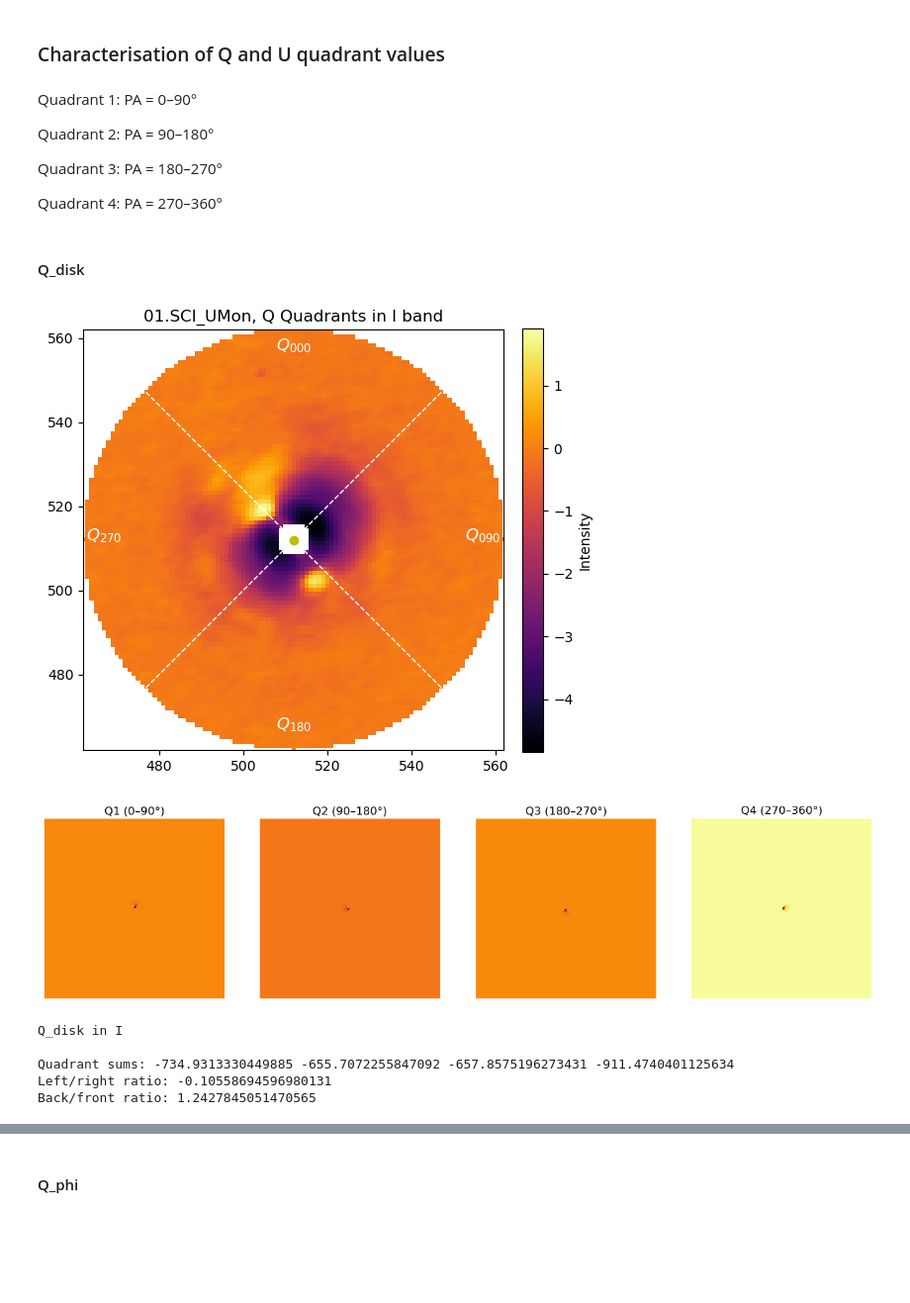
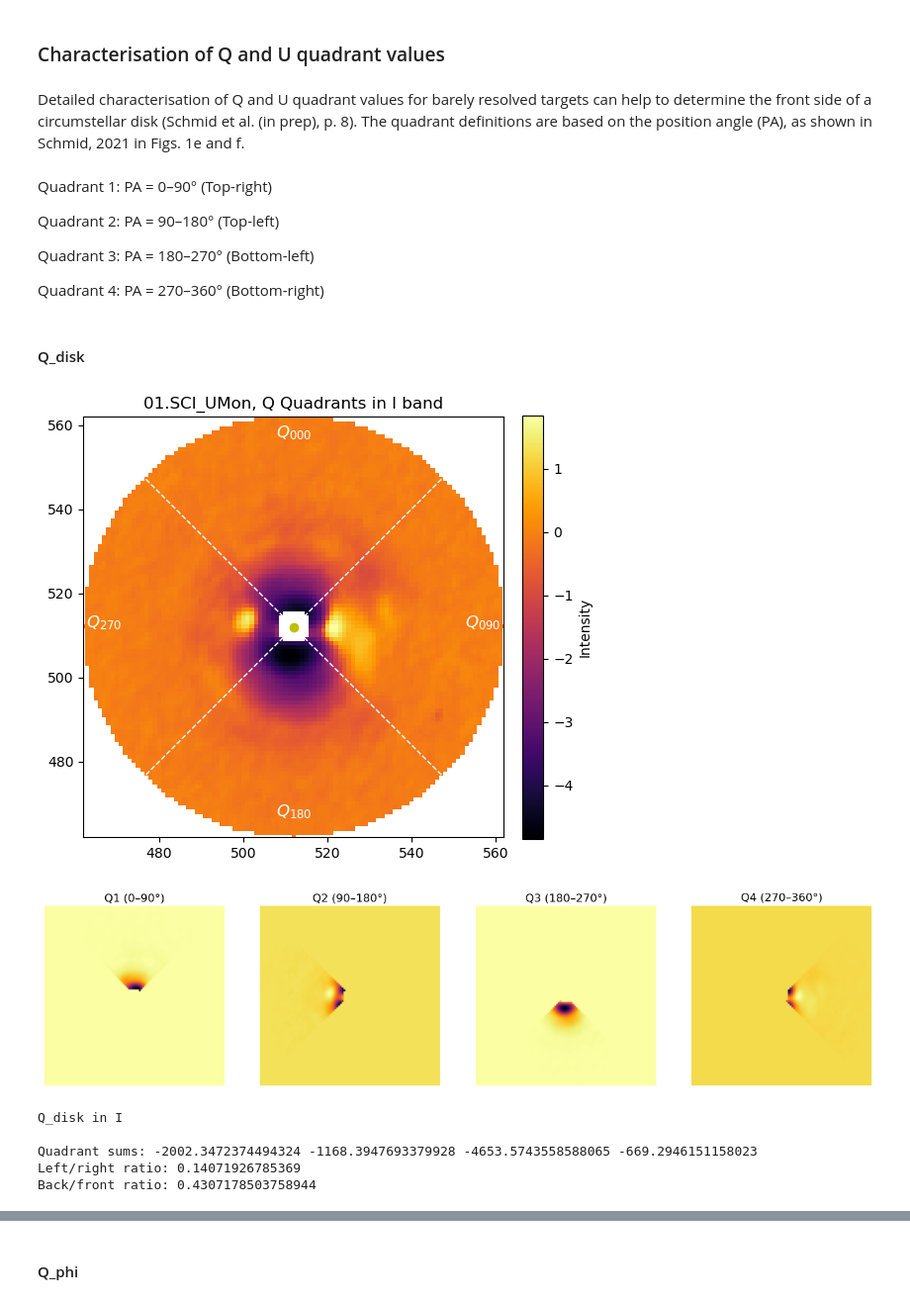
Before and after one commit to aksitadeo/spherediskanalysis, a Jupyter notebook: codes/main/st11.5_Both_HMS_Checks.ipynb, the cells around one changed output, grey strips where cells are left out. Shown at 99% size. Cells and saved outputs as stored; diff of their text form; code cells hidden in the pictures; blank space fills up the shorter version.

Commit message:
Aksita's changes

```diff
--- a/codes/main/st11.5_Both_HMS_Checks.ipynb
+++ b/codes/main/st11.5_Both_HMS_Checks.ipynb
@@ -93,24 +93,24 @@ incl_pa=disk_incl_pa[star]
 
 # number of bands
 # fittypes=['1','2']
-fittypes = ['1']
+# fittypes = ['1']
 
 # bands
-# band=['V','I']
-band=['H']
+band=['V','I']
+# band=['H']
 
 # camera
-# camera='ZIMPOL'
-camera='IRDIS'
+camera='ZIMPOL'
+# camera='IRDIS'
 
 # pixelscale
-# ps=3.6        # ZIMPOL
-ps = 12.27      # IRDIS
+ps=3.6        # ZIMPOL
+# ps = 12.27      # IRDIS
 
 # base directory
 dirdat0 = '/Users/aksitadeo/PycharmProjects/PythonProject/SPHERE_data/'+star+'/'
 # directory where data is stored
-dirdat = '/Users/aksitadeo/PycharmProjects/PythonProject/SPHERE_data/'+star+'/Unres+PSFcorr/'+camera+'/'
+dirdat = '/Users/aksitadeo/PycharmProjects/PythonProject/SPHERE_data/'+star+'/Unres+PSFcorr/'
 # directory where outputs are stored
 figfolder=dirdat0+'HMS_checks/'
 create_dir(figfolder)
@@ -158,7 +187,7 @@ UnboundLocalError: cannot access local variable 'fit' where it is not associated
 # %%
 if band[0] == 'H':
     omega_h = 144-90
-    q_phi_h = rotatetodisk(dirdat, omega_h, band='H', stokes='Q_phi',lim=30)
+    q_phi_h = rotatetodisk(dirdat+'IRDIS/', omega_h, band='H', stokes='Q_phi',lim=30)
 # %% [output]
 [figure]
 # %%
@@ -206,8 +257,8 @@ def transformtodisk(dir, angle, stokes = 'Q', band = 'I', lim = 110, verbose = T
 
     return rotated_stokes
 # %%
-q_i = transformtodisk(dirdat, omega_i, band='I', stokes='Q',lim=80)
-q_v = transformtodisk(dirdat, omega_v, band='V', stokes='Q',lim=80)
-u_i = transformtodisk(dirdat, omega_i, band='I', stokes='U',lim=80)
-u_v = transformtodisk(dirdat, omega_v, band='V', stokes='U',lim=80)
+q_i = transformtodisk(dirdat+'ZIMPOL/', omega_i, band='I', stokes='Q',lim=80)
+q_v = transformtodisk(dirdat+'ZIMPOL/', omega_v, band='V', stokes='Q',lim=80)
+u_i = transformtodisk(dirdat+'ZIMPOL/', omega_i, band='I', stokes='U',lim=80)
+u_v = transformtodisk(dirdat+'ZIMPOL/', omega_v, band='V', stokes='U',lim=80)
 # %% [output]
@@ -218,5 +269,5 @@ u_v = transformtodisk(dirdat, omega_v, band='V', stokes='U',lim=80)
 # %%
 if band[0] == 'H':
-    q_h = transformtodisk(dirdat, omega_h, band='H', stokes='Q',lim=30)
-    u_h = transformtodisk(dirdat, omega_h, band='H', stokes='U',lim=30)
+    q_h = transformtodisk(dirdat+'IRDIS/', omega_h, band='H', stokes='Q',lim=30)
+    u_h = transformtodisk(dirdat+'IRDIS/', omega_h, band='H', stokes='U',lim=30)
 # %% [output]
@@ -273,10 +331,12 @@ plt.colorbar()
 # %% [markdown]
 ### Characterisation of Q and U quadrant values
+# %% [markdown]
+Detailed characterisation of Q and U quadrant values for barely resolved targets can help to determine the front side of a circumstellar disk (Schmid et al. (in prep), p. 8). The quadrant definitions are based on the position angle (PA), as shown in Schmid, 2021 in Figs. 1e and f.
 # %% [markdown]
-Quadrant 1: PA = 0–90°
+Quadrant 1: PA = 0–90° (Top-right)
 
-Quadrant 2: PA = 90–180°
+Quadrant 2: PA = 90–180° (Top-left)
 
-Quadrant 3: PA = 180–270°
+Quadrant 3: PA = 180–270° (Bottom-left)
 
-Quadrant 4: PA = 270–360°
+Quadrant 4: PA = 270–360° (Bottom-right)
@@ -394,27 +473,24 @@ def QPHIquadrant_polarisation(Qphi, center=None, r_in=0, r_out=None, show_masks=
             "Q000_abs":Q1_abs, "Q090_abs":Q2_abs, "Q180_abs":Q3_abs, "Q270_abs":Q4_abs}
 # %%
 # Load + Quadrant Q_phi
-q_i_results = QPHIquadrant_polarisation(q_i, center=(512,512),  r_in=4, r_out=50, stokes='Q')
+q_i_results = Q_quadrant_polarisation(q_i, center=(512,512),  r_in=4, r_out=50, stokes='Q')
 
 q_i_dQ_NS  = q_i_results["Q000_norm"] / q_i_results["Q180_norm"]
 q_i_dQ_EW  = q_i_results["Q090_norm"] / q_i_results["Q270_norm"]
 
 print("Q_disk in I")
 print(" ")
 print("Quadrant sums:", q_i_results["Q000"], q_i_results["Q090"], q_i_results["Q180"], q_i_results["Q270"])
 print("Left/right ratio:", q_i_results["ratios"]["090/270"])
 print("Back/front ratio:", q_i_results["ratios"]["000/180"])
 print(" ")
-# print("Normalised quadrant sums:", q_i_results["Q000_norm"], q_i_results["Q090_norm"], q_i_results["Q180_norm"], q_i_results["Q270_norm"])
-# print("Normalised North/South ratio:",q_i_dQ_NS)
-# print("Normalised East/West ratio:",q_i_dQ_EW)
 # %% [output]
-[figure, old version]
+[figure, new version]
-[figure, old version]
+[figure, new version]
 Q_disk in I
 
-Quadrant sums: -734.9313330449885 -655.7072255847092 -657.8575196273431 -911.4740401125634
-Left/right ratio: -0.10558694596980131
-Back/front ratio: 1.2427845051470565
+Quadrant sums: -2002.3472374494324 -1168.3947693379928 -4653.5743558588065 -669.2946151158023
+Left/right ratio: 0.14071926785369
+Back/front ratio: 0.4307178503758944
 # %%
 # Load + Quadrant Q_phi
```
Also changed, not shown: parts of 52 cells of this notebook.
